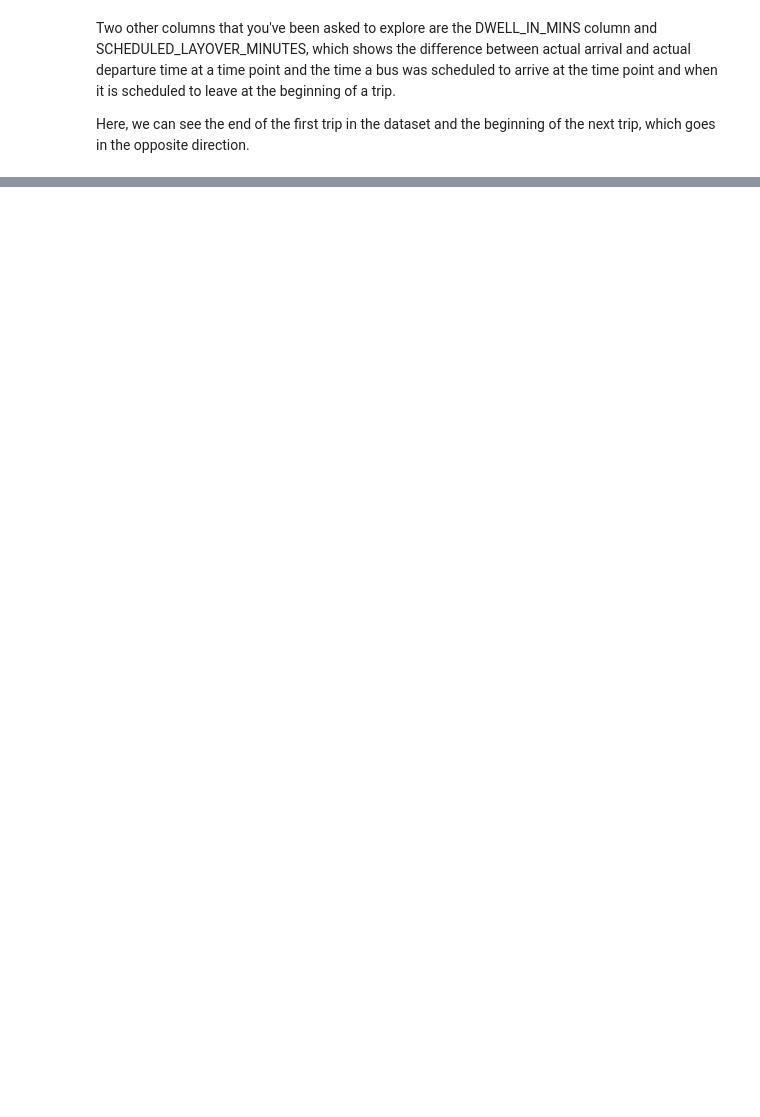
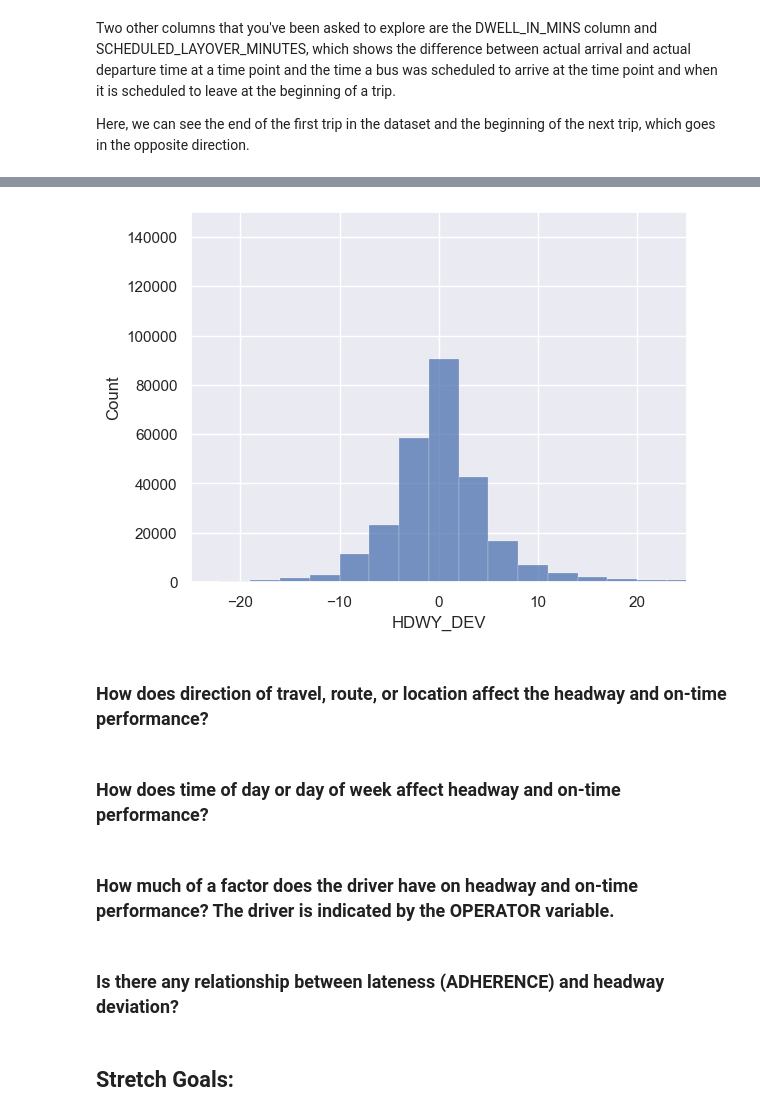
Before and after one commit to NSS-Data-Analytics-Cohort-11/wego-new-california-republic, a Jupyter notebook: notebooks/WeGo Data Introduction.ipynb, the cells around one changed output, grey strips where cells are left out. Saved outputs shown, nothing was run; the diff lists cells and outputs as text; code cells hidden in the pictures; blank space fills up the shorter version.

```diff
--- a/notebooks/WeGo Data Introduction.ipynb
+++ b/notebooks/WeGo Data Introduction.ipynb
@@ -299,0 +334,19 @@ Another important variable is adherence, which compares the actual departure tim
+# %%
+#Overall distribution of adherence
+sns.set_theme(style="darkgrid")
+sns.histplot(data=wego, x="HDWY_DEV", binwidth=3)
+plt.ylim(0, 150000)
+plt.xlim(-25, 25)
+plt.show()
+# %% [output]
+[figure, added]
+# %% [markdown]
+### How does direction of travel, route, or location affect the headway and on-time performance?
+# %% [markdown]
+### How does time of day or day of week affect headway and on-time performance?
+# %% [markdown]
+### How much of a factor does the driver have on headway and on-time performance? The driver is indicated by the OPERATOR variable.
+# %% [markdown]
+### Is there any relationship between lateness (ADHERENCE) and headway deviation?
+# %% [markdown]
+## Stretch Goals:
```
Also changed, not shown: parts of 31 cells of this notebook.
